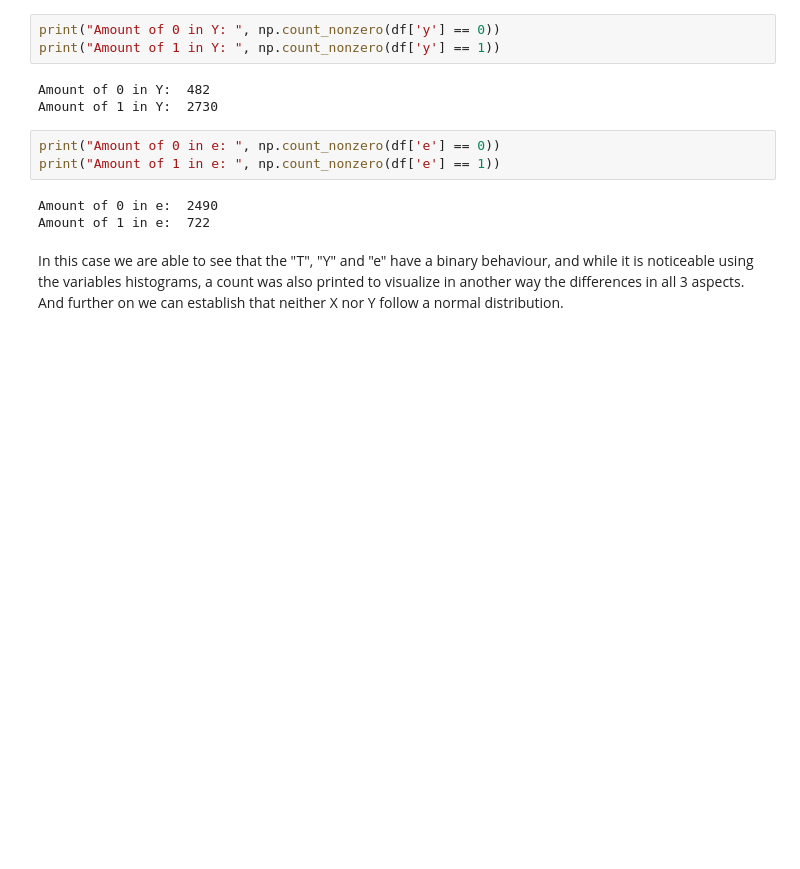
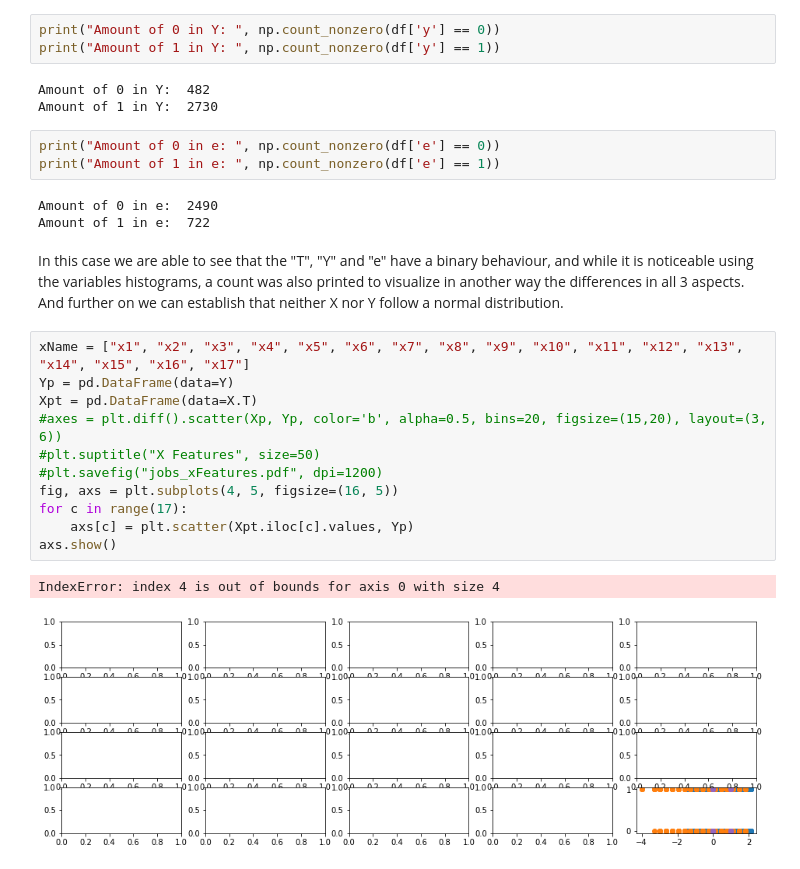
Before and after one commit to PauMarquez99/DataScience-CE888, a Jupyter notebook: Assignments/CE888 Assignment 1/CE888-Assignment1_JOBS.ipynb, the cells around one changed output. Saved outputs shown, nothing was run; the diff lists cells and outputs as text; blank space fills up the shorter version.

Commit message:
Figures and ReadMe update

```diff
--- a/Assignments/CE888 Assignment 1/CE888-Assignment1_JOBS.ipynb
+++ b/Assignments/CE888 Assignment 1/CE888-Assignment1_JOBS.ipynb
@@ -85,3 +84,17 @@ Amount of 0 in e:  2490
 Amount of 1 in e:  722
 # %% [markdown]
 In this case we are able to see that the "T", "Y" and "e" have a binary behaviour, and while it is noticeable using the variables histograms, a count was also printed to visualize in another way the differences in all 3 aspects. And further on we can establish that neither X nor Y follow a normal distribution.
+# %%
+xName = ["x1", "x2", "x3", "x4", "x5", "x6", "x7", "x8", "x9", "x10", "x11", "x12", "x13", "x14", "x15", "x16", "x17"]
+Yp = pd.DataFrame(data=Y)
+Xpt = pd.DataFrame(data=X.T)
+#axes = plt.diff().scatter(Xp, Yp, color='b', alpha=0.5, bins=20, figsize=(15,20), layout=(3, 6))
+#plt.suptitle("X Features", size=50)
+#plt.savefig("jobs_xFeatures.pdf", dpi=1200)
+fig, axs = plt.subplots(4, 5, figsize=(16, 5))
+for c in range(17):
+    axs[c] = plt.scatter(Xpt.iloc[c].values, Yp)
+axs.show()
+# %% [output]
+IndexError: index 4 is out of bounds for axis 0 with size 4
+[figure, added]
```
Also changed, not shown: parts of 1 cell of this notebook, 6 other files.
